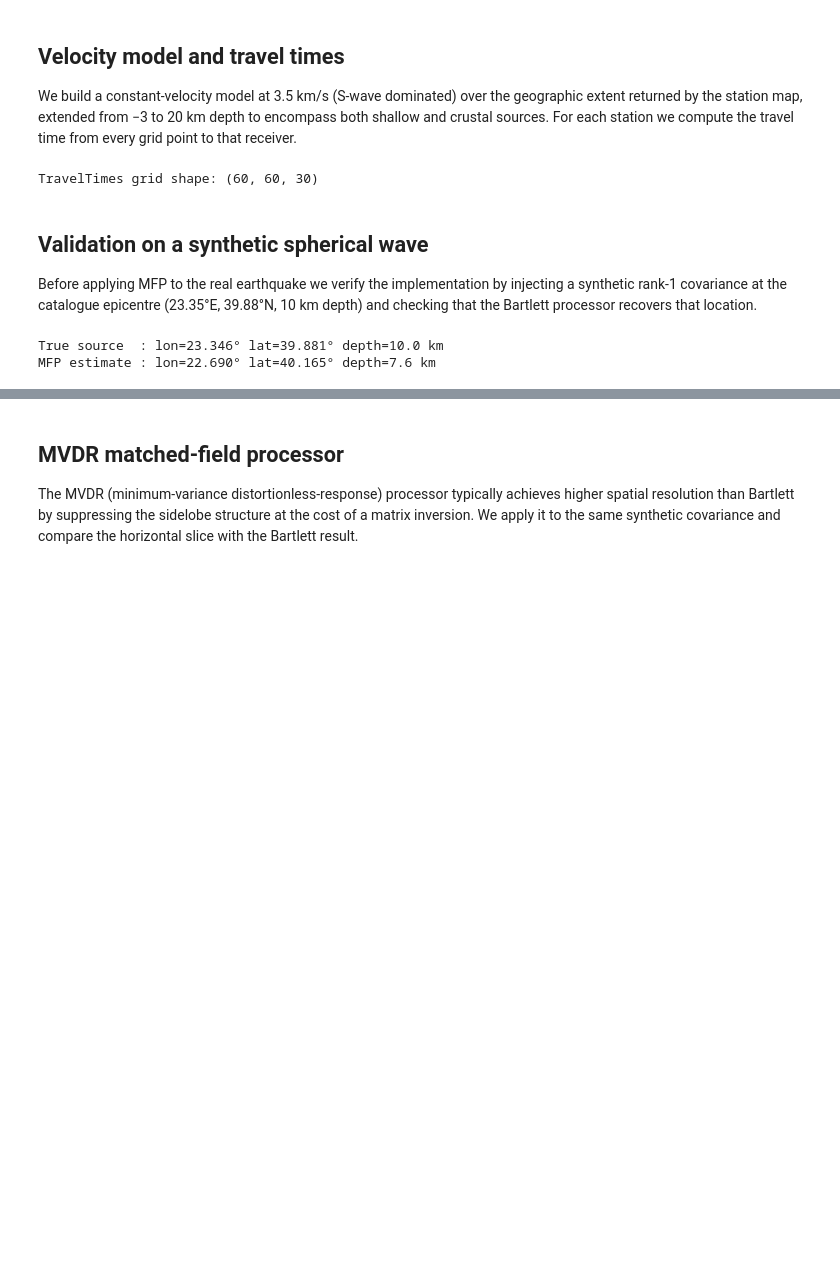
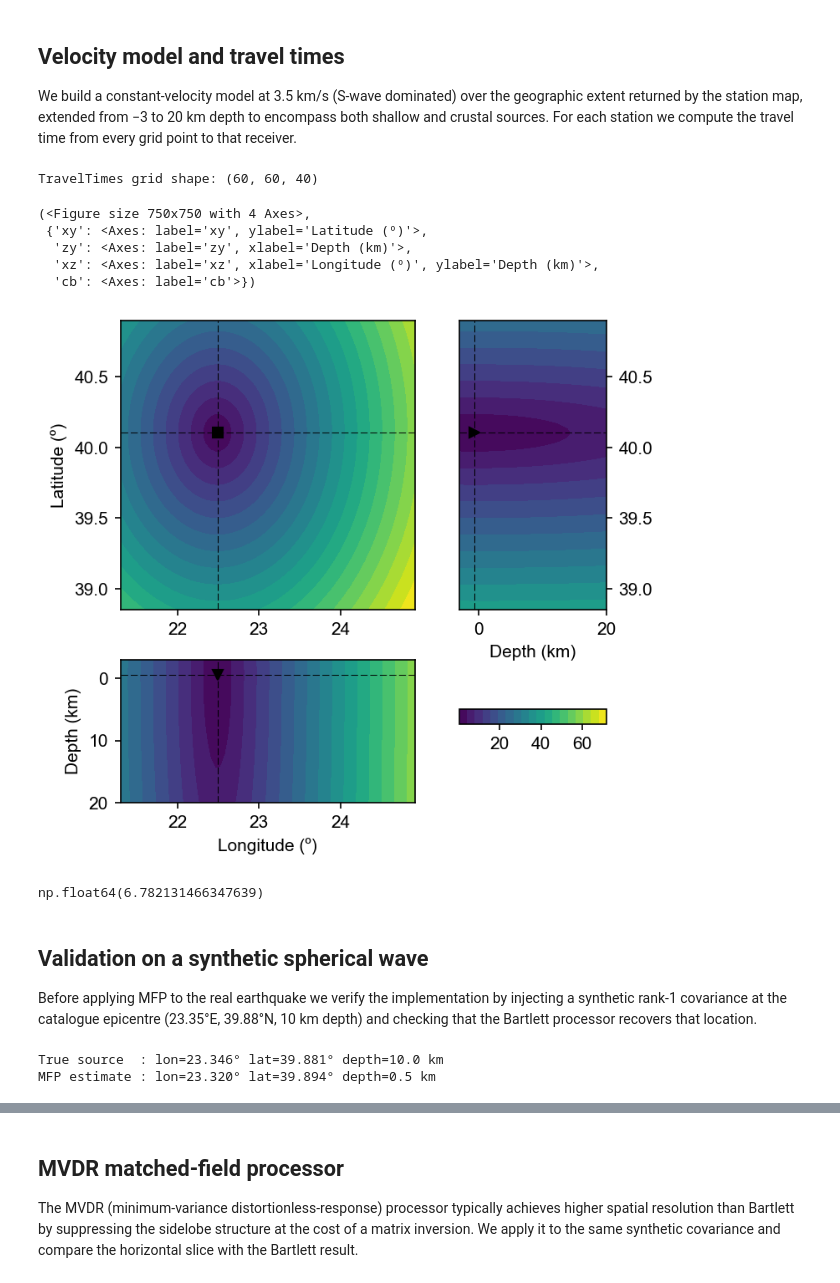
Before and after one commit to leonard-seydoux/covseisnet, a Jupyter notebook: docs/source/examples/matched_field_processing.ipynb, the cells around one changed output, grey strips where cells are left out. Drawn from its saved outputs; the diff is of its cells as text; code cells hidden in the pictures; blank space fills up the shorter version.

```diff
--- a/docs/source/examples/matched_field_processing.ipynb
+++ b/docs/source/examples/matched_field_processing.ipynb
@@ -84,7 +84,7 @@ compute the travel time from every grid point to that receiver.
 extent_with_depth = extent + (-3, 20)
 
 velocity_model = csn.velocity.VelocityModel(
-    extent=extent_with_depth, shape=(60, 60, 30), velocity=3.5
+    extent=extent_with_depth, shape=(60, 60, 40), velocity=3.5
 )
 
 # Per-station travel-time grids
@@ -99,7 +99,24 @@ print(f"TravelTimes grid shape: {next(iter(travel_times.values())).shape}")
 # Station coordinates for plotting
 receiver_coords = None
 # %% [output]
-TravelTimes grid shape: (60, 60, 30)
+TravelTimes grid shape: (60, 60, 40)
+# %%
+csn.plot.grid3d(
+    travel_times["LIT"],
+    # receiver_coords=receiver_coords,
+    # source_location=source_location,
+)
+# %% [output]
+(<Figure size 750x750 with 4 Axes>,
+ {'xy': <Axes: label='xy', ylabel='Latitude (º)'>,
+  'zy': <Axes: label='zy', xlabel='Depth (km)'>,
+  'xz': <Axes: label='xz', xlabel='Longitude (º)', ylabel='Depth (km)'>,
+  'cb': <Axes: label='cb'>})
+[figure, added]
+# %%
+(travel_times["LIT"].lon[1] - travel_times["LIT"].lon[0]) * 111
+# %% [output]
+np.float64(6.782131466347639)
 # %% [markdown]
 ## Validation on a synthetic spherical wave
 
@@ -108,12 +125,12 @@ injecting a synthetic rank-1 covariance at the catalogue epicentre (23.35°E,
 39.88°N, 10 km depth) and checking that the Bartlett processor recovers that
 location.
 # %%
-# Inject source at the catalogue location
 source = source_location
-frequency = 1  # Hz — within the earthquake-signal band
+frequency = 0.1  # Hz — wavelength ~70 km, well above grid spacing (~12 km)
 slowness = 1 / 3.5  # s/km — matching the velocity model
 
 cov_synth = syn.spherical_wave_covariance(stats, frequency, slowness, source)
+cov_synth /= np.abs(cov_synth)
 
 mfp = MatchedFieldProcessing(travel_times)
 mfp.compute_bartlett(cov_synth, frequency)
@@ -127,7 +144,7 @@ print(
 )
 # %% [output]
 True source  : lon=23.346° lat=39.881° depth=10.0 km
-MFP estimate : lon=22.690° lat=40.165° depth=7.6 km
+MFP estimate : lon=23.320° lat=39.894° depth=0.5 km
 # %%
 fig, ax = csn.plot.grid3d(
     mfp,
```
Also changed, not shown: parts of 5 cells of this notebook, 5 other files.
